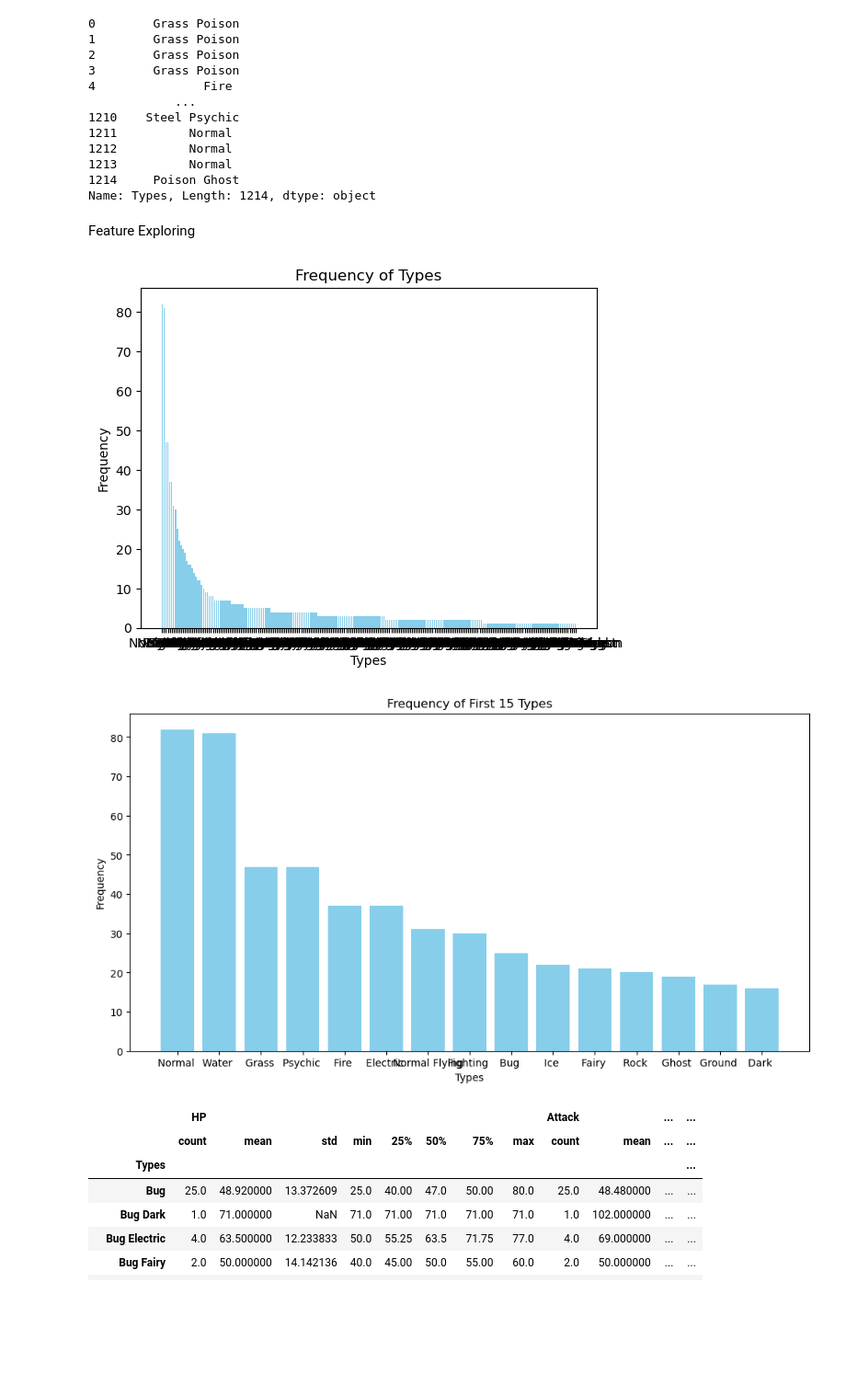
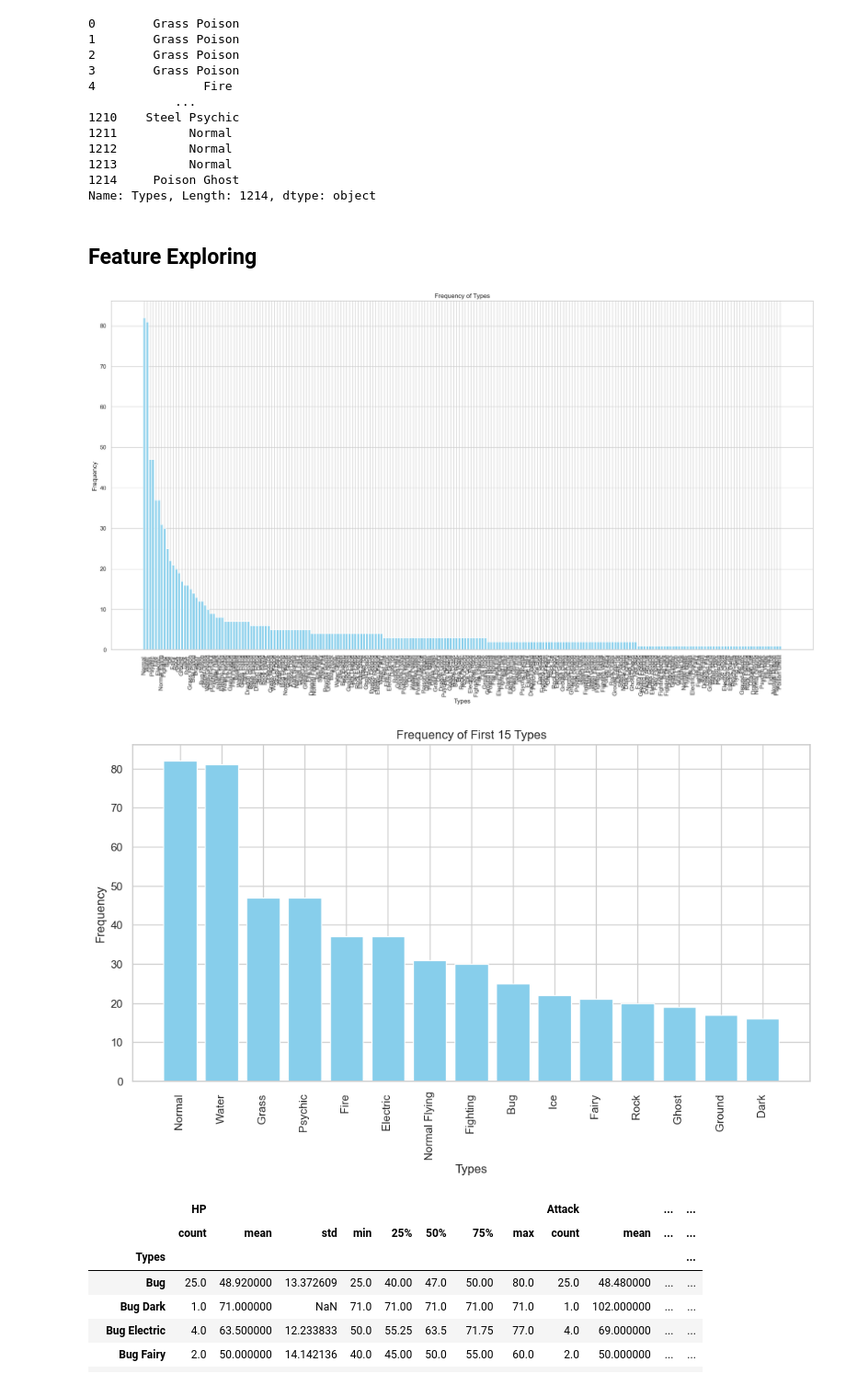
Before and after one commit to MayaLee393/Pokemon_ML, a Jupyter notebook: pokemon.ipynb, the cells around one changed output. Shown at 92% size. Saved outputs shown, nothing was run; the diff lists cells and outputs as text; code cells hidden in the pictures; blank space fills up the shorter version.

```diff
--- a/pokemon.ipynb
+++ b/pokemon.ipynb
@@ -73,5 +83,5 @@ In this project we will be...
 # %%
-data = pd.read_csv("pokedex.csv", skipinitialspace=True)
+data = pd.read_csv(r"C:\Users\kevin barcenas\Documents\GitHub\Pokemon_ML\pokedex.csv", skipinitialspace=True)
 display(data.head())
 # %% [output]
 |  | Image | Index | Name | Type 1 | Type 2 | Total | HP | Attack | Defense | SP. Atk. | SP. Def | ... |
@@ -84,0 +132,28 @@ display(data.head())
+# %%
+# Pokemon Type 2 distribution
+col_2 = pd.DataFrame({"Type 2": type_1, "color": color})
+type_2_counts = data['Type 2'].value_counts().reset_index()
+type_2_counts.columns = ['Type 2', 'tot']
+merged_data_2 = pd.merge(type_2_counts, col_2, on='Type 2', how='left')
+color_mapping_2 = dict(zip(merged_data_2['Type 2'], merged_data_2['color']))
+
+
+plt.figure(figsize=(10, 6))
+
+sns.barplot(
+    x='Type 2',
+    y='tot',
+    data=merged_data_2,
+    hue='Type 2',
+    palette=color_mapping_2
+)
+
+# Customize the plot
+plt.xticks(rotation=90)
+plt.title("Pokemon Type 2 Distribution")
+plt.xlabel('Pokemon Type 2')
+plt.ylabel('Count of Pokemon by Type')
+sns.set_theme(style="whitegrid")
+
+plt.tight_layout()
+plt.show()
@@ -131,7 +319,7 @@ Height (in meters) and weight (in kilograms) are additional features obtained fr
 # df.to_csv("pokemon_csv_with_heightweight.csv", index=False)
 
 # Read the pre-saved height and weight data
-height_weight_data = pd.read_csv("height_weight.csv",encoding="latin1")
+height_weight_data = pd.read_csv(r"C:\Users\kevin barcenas\Documents\GitHub\Pokemon_ML\height_weight.csv",encoding="latin1")
 
 # Extract only the height and weight columns
 ht_wt = height_weight_data.iloc[:, -2:]
@@ -193,27 +382,30 @@ display(class_labels)
 1213          Normal
 1214     Poison Ghost
 Name: Types, Length: 1214, dtype: object
-# %% [markdown]
-Feature Exploring
+# %% [markdown]
+## Feature Exploring
 # %%
 #Frequency of different Types
 types_frequency = class_labels.value_counts()
+plt.figure(figsize=(24, 12))
 plt.bar(types_frequency.index, types_frequency.values, color='skyblue')
+plt.xticks(rotation=90)
 plt.xlabel('Types')
 plt.ylabel('Frequency')
 plt.title('Frequency of Types')
 plt.show()
 #Plot of the first 15 frequent type
 first_fifteen = types_frequency[:15]
 plt.figure(figsize=(12, 6))
 plt.bar(first_fifteen.index, first_fifteen.values, color='skyblue')
+plt.xticks(rotation=90)
 plt.xlabel('Types')
 plt.ylabel('Frequency')
 plt.title('Frequency of First 15 Types')
 plt.show()
 # %% [output]
-[figure, old version]
+[figure, new version]
-[figure, old version]
+[figure, new version]
 # %%
 #Printing the data of types statistics
 types_data =  data.groupby('Types')
```
Also changed, not shown: parts of 30 cells of this notebook.
